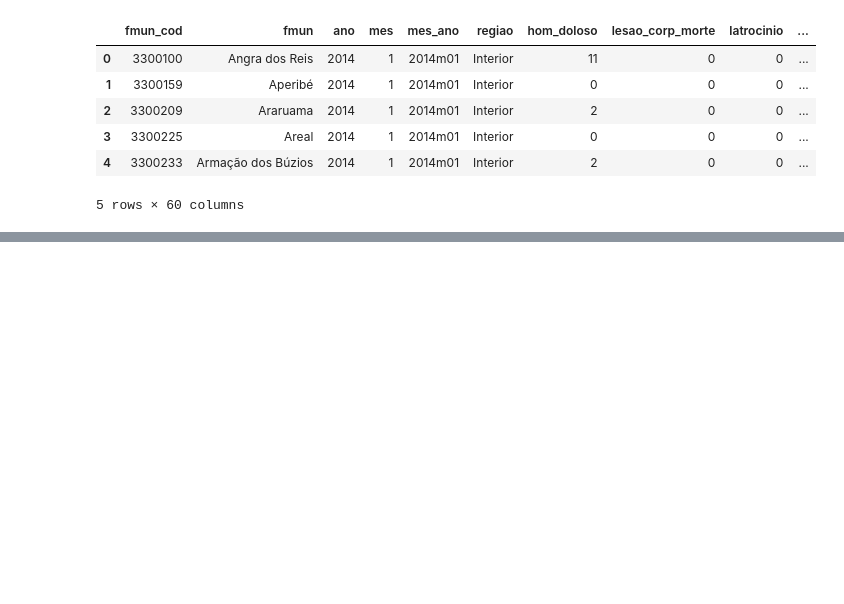
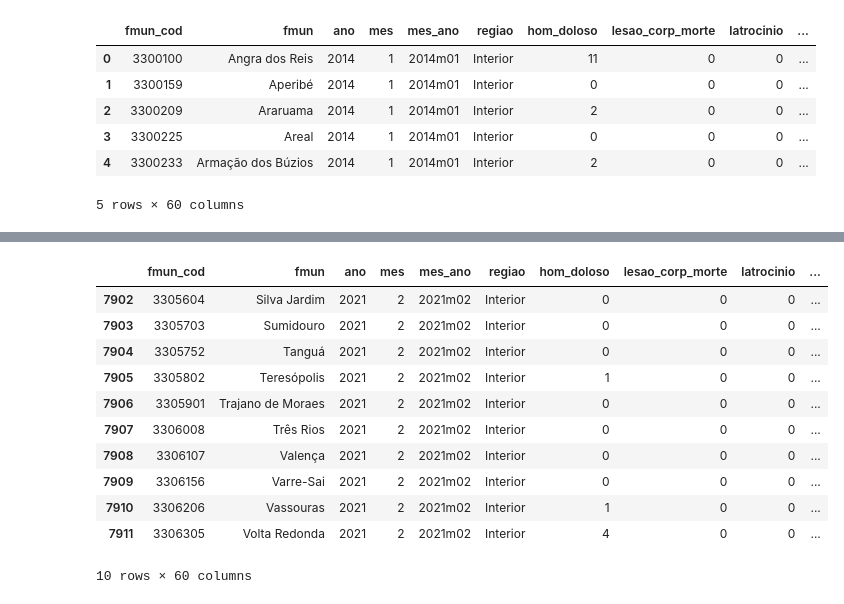
Before and after one commit to eccardoso/mvp-analise-de-dados-e-boas-praticas, a Jupyter notebook: MVP_Análise_de_Dados.ipynb, the cells around one changed output, grey strips where cells are left out. Saved outputs shown, nothing was run; the diff lists cells and outputs as text; code cells hidden in the pictures; blank space fills up the shorter version.

```diff
--- a/MVP_Análise_de_Dados.ipynb
+++ b/MVP_Análise_de_Dados.ipynb
@@ -77,0 +127,16 @@ dataset.head()
+# %%
+# Mostra as 10 últimas linhas do dataset
+dataset.tail(10)
+# %% [output]
+|  | fmun_cod | fmun | ano | mes | mes_ano | regiao | hom_doloso | lesao_corp_morte | latrocinio | ... |
+| 7902 | 3305604 | Silva Jardim | 2021 | 2 | 2021m02 | Interior | 0 | 0 | 0 | ... |
+| 7903 | 3305703 | Sumidouro | 2021 | 2 | 2021m02 | Interior | 0 | 0 | 0 | ... |
+| 7904 | 3305752 | Tanguá | 2021 | 2 | 2021m02 | Interior | 0 | 0 | 0 | ... |
+| 7905 | 3305802 | Teresópolis | 2021 | 2 | 2021m02 | Interior | 1 | 0 | 0 | ... |
+| 7906 | 3305901 | Trajano de Moraes | 2021 | 2 | 2021m02 | Interior | 0 | 0 | 0 | ... |
+| 7907 | 3306008 | Três Rios | 2021 | 2 | 2021m02 | Interior | 0 | 0 | 0 | ... |
+| 7908 | 3306107 | Valença | 2021 | 2 | 2021m02 | Interior | 0 | 0 | 0 | ... |
+| 7909 | 3306156 | Varre-Sai | 2021 | 2 | 2021m02 | Interior | 0 | 0 | 0 | ... |
+| 7910 | 3306206 | Vassouras | 2021 | 2 | 2021m02 | Interior | 1 | 0 | 0 | ... |
+| 7911 | 3306305 | Volta Redonda | 2021 | 2 | 2021m02 | Interior | 4 | 0 | 0 | ... |
+10 rows × 60 columns
```
Also changed, not shown: parts of 4 cells of this notebook.
